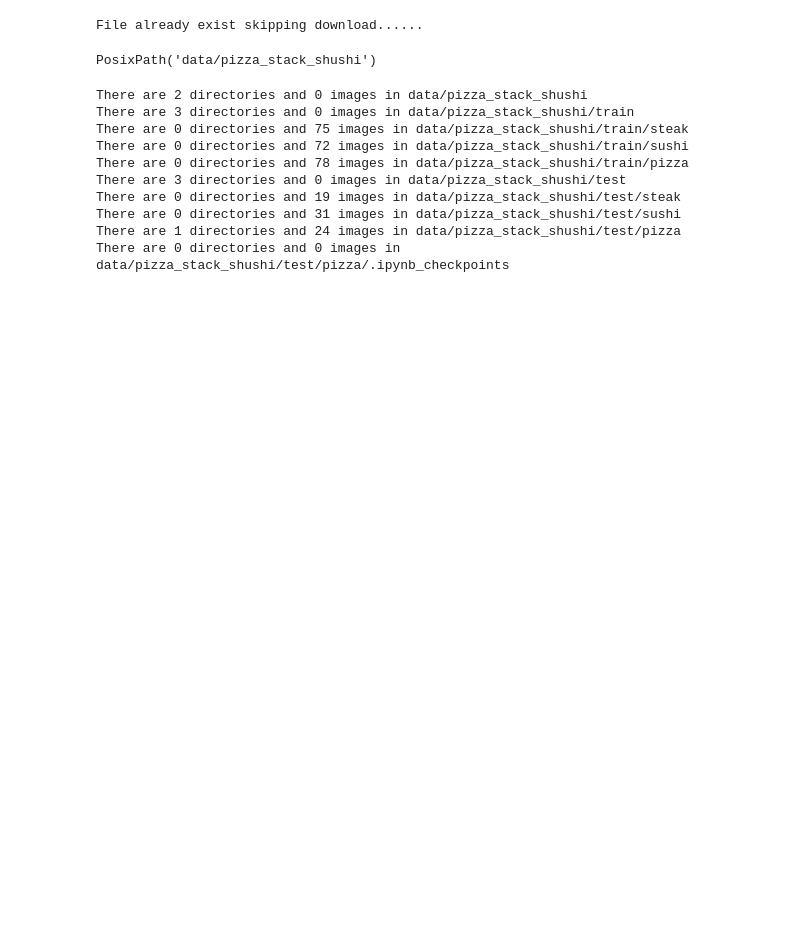
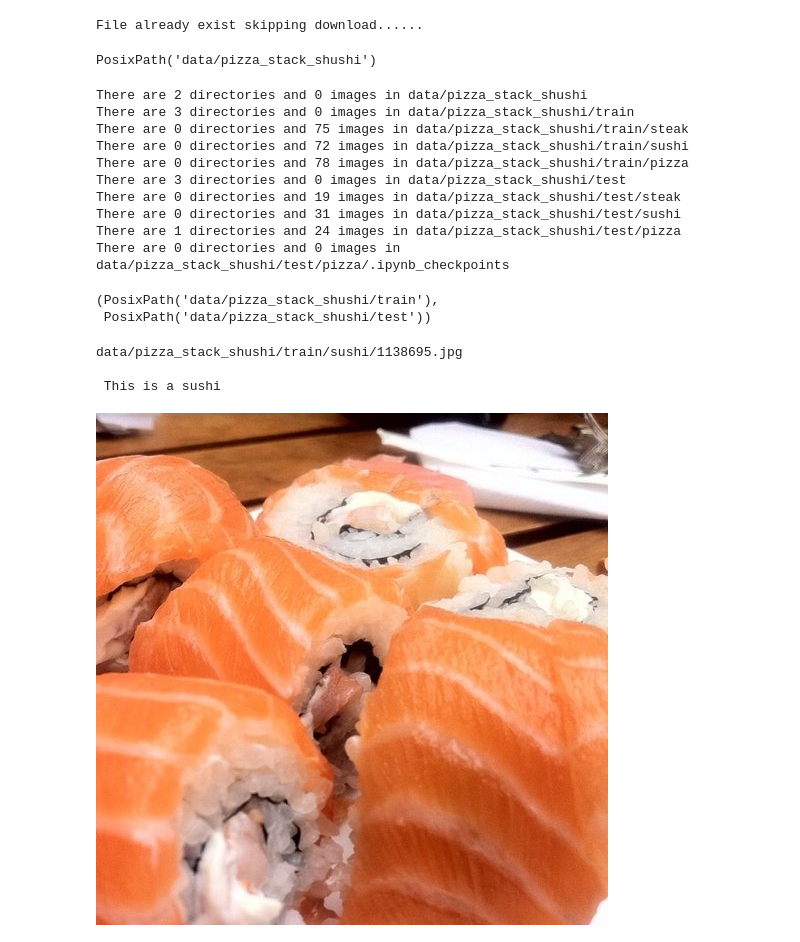
Before and after one commit to Imran1hp/Food-Recognition-Deep-Learning-model, a Jupyter notebook: Food_recognition_Deep_Learning.ipynb, the cells around one changed output. Cells and saved outputs as stored; diff of their text form; code cells hidden in the pictures; blank space fills up the shorter version.

Commit message:
visualize different different random image and open it using PIL (Pillow ) module

```diff
--- a/Food_recognition_Deep_Learning.ipynb
+++ b/Food_recognition_Deep_Learning.ipynb
@@ -57,3 +57,34 @@ There are 0 directories and 19 images in data/pizza_stack_shushi/test/steak
 There are 0 directories and 31 images in data/pizza_stack_shushi/test/sushi
 There are 1 directories and 24 images in data/pizza_stack_shushi/test/pizza
 There are 0 directories and 0 images in data/pizza_stack_shushi/test/pizza/.ipynb_checkpoints
+# %%
+
+train_dir = image_path/ 'train'
+test_dir =  image_path / 'test'
+train_dir , test_dir
+# %% [output]
+(PosixPath('data/pizza_stack_shushi/train'),
+ PosixPath('data/pizza_stack_shushi/test'))
+# %%
+import random
+from PIL import Image
+
+
+
+
+img_path_list = list(image_path.glob('*/*/*.jpg'))
+
+random_img_path = random.choice(img_path_list)
+print(random_img_path)
+
+img_class = random_img_path.parent.stem
+print(f"\n This is a {img_class}")
+
+img = Image.open(random_img_path)
+
+img
+# %% [output]
+data/pizza_stack_shushi/train/sushi/1138695.jpg
+
+ This is a sushi
+[figure, added]
```
Also changed, not shown: parts of 2 cells of this notebook.
